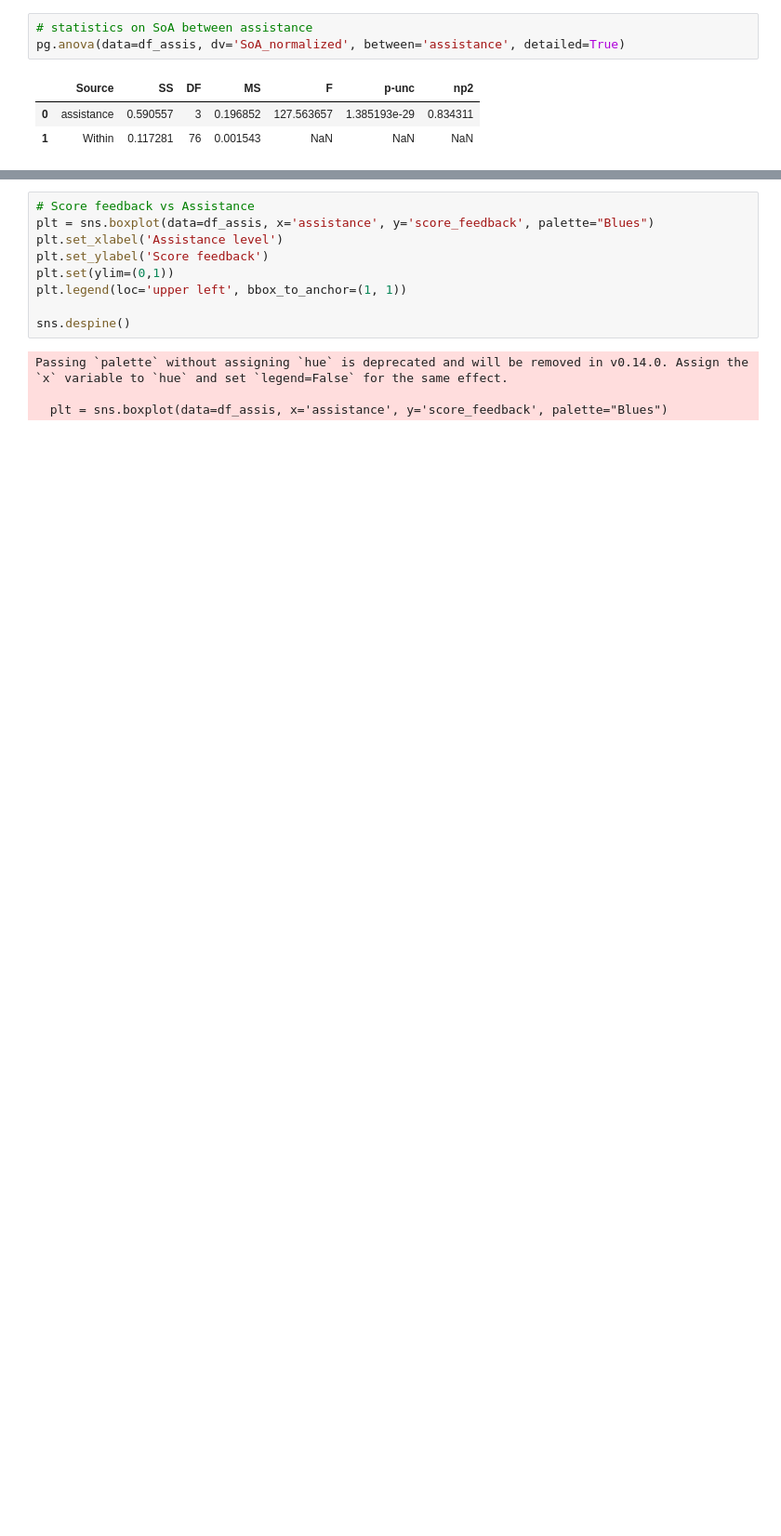
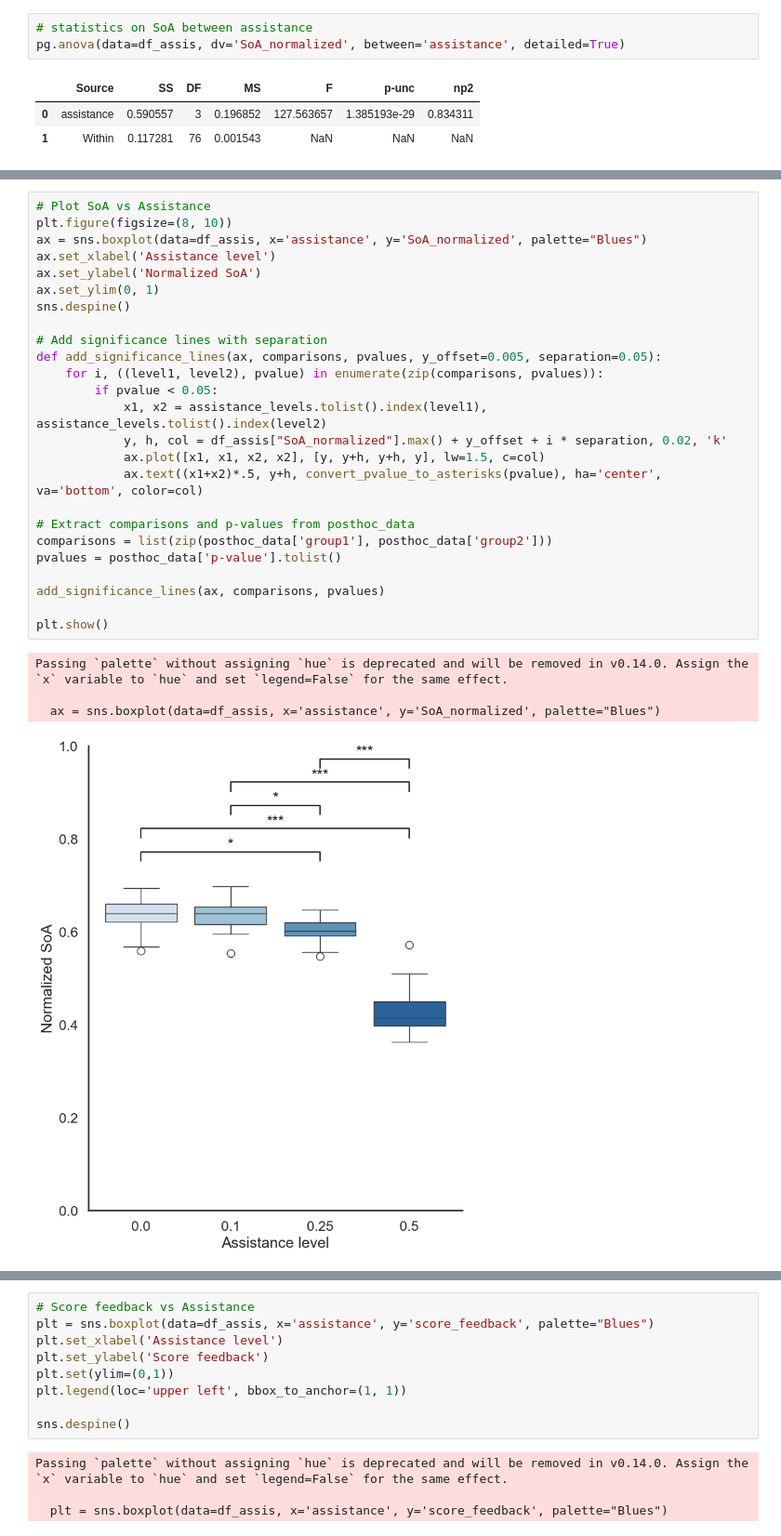
Before and after one commit to brocbacq/Thesis_analysis, a Jupyter notebook: analysis_normalized.ipynb, the cells around one changed output, grey strips where cells are left out. Shown: that part at 93% size. Drawn from its saved outputs; the diff is of its cells as text; blank space fills up the shorter version.

```diff
--- a/analysis_normalized.ipynb
+++ b/analysis_normalized.ipynb
@@ -290 +328,31 @@ pg.anova(data=df_assis, dv='SoA_normalized', between='assistance', detailed=True
+# %%
+# Plot SoA vs Assistance
+plt.figure(figsize=(8, 10))
+ax = sns.boxplot(data=df_assis, x='assistance', y='SoA_normalized', palette="Blues")
+ax.set_xlabel('Assistance level')
+ax.set_ylabel('Normalized SoA')
+ax.set_ylim(0, 1)
+sns.despine()
+
+# Add significance lines with separation
+def add_significance_lines(ax, comparisons, pvalues, y_offset=0.005, separation=0.05):
+    for i, ((level1, level2), pvalue) in enumerate(zip(comparisons, pvalues)):
+        if pvalue < 0.05:
+            x1, x2 = assistance_levels.tolist().index(level1), assistance_levels.tolist().index(level2)
+            y, h, col = df_assis["SoA_normalized"].max() + y_offset + i * separation, 0.02, 'k'
+            ax.plot([x1, x1, x2, x2], [y, y+h, y+h, y], lw=1.5, c=col)
+            ax.text((x1+x2)*.5, y+h, convert_pvalue_to_asterisks(pvalue), ha='center', va='bottom', color=col)
+
+# Extract comparisons and p-values from posthoc_data
+comparisons = list(zip(posthoc_data['group1'], posthoc_data['group2']))
+pvalues = posthoc_data['p-value'].tolist()
+
+add_significance_lines(ax, comparisons, pvalues)
+
+plt.show()
+# %% [output]
+Passing `palette` without assigning `hue` is deprecated and will be removed in v0.14.0. Assign the `x` variable to `hue` and set `legend=False` for the same effect.
+
+  ax = sns.boxplot(data=df_assis, x='assistance', y='SoA_normalized', palette="Blues")
+[figure, added]
 # %%
```
Also changed, not shown: parts of 14 cells of this notebook.
